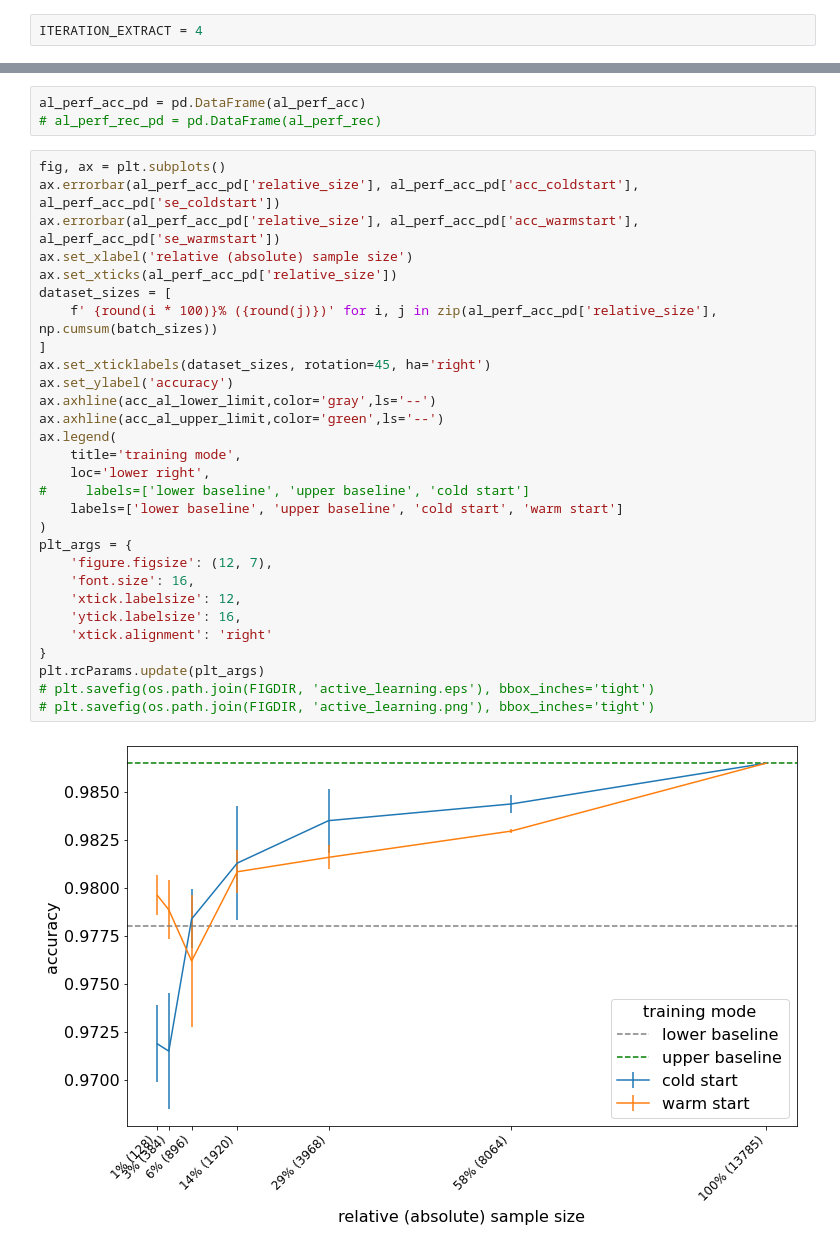
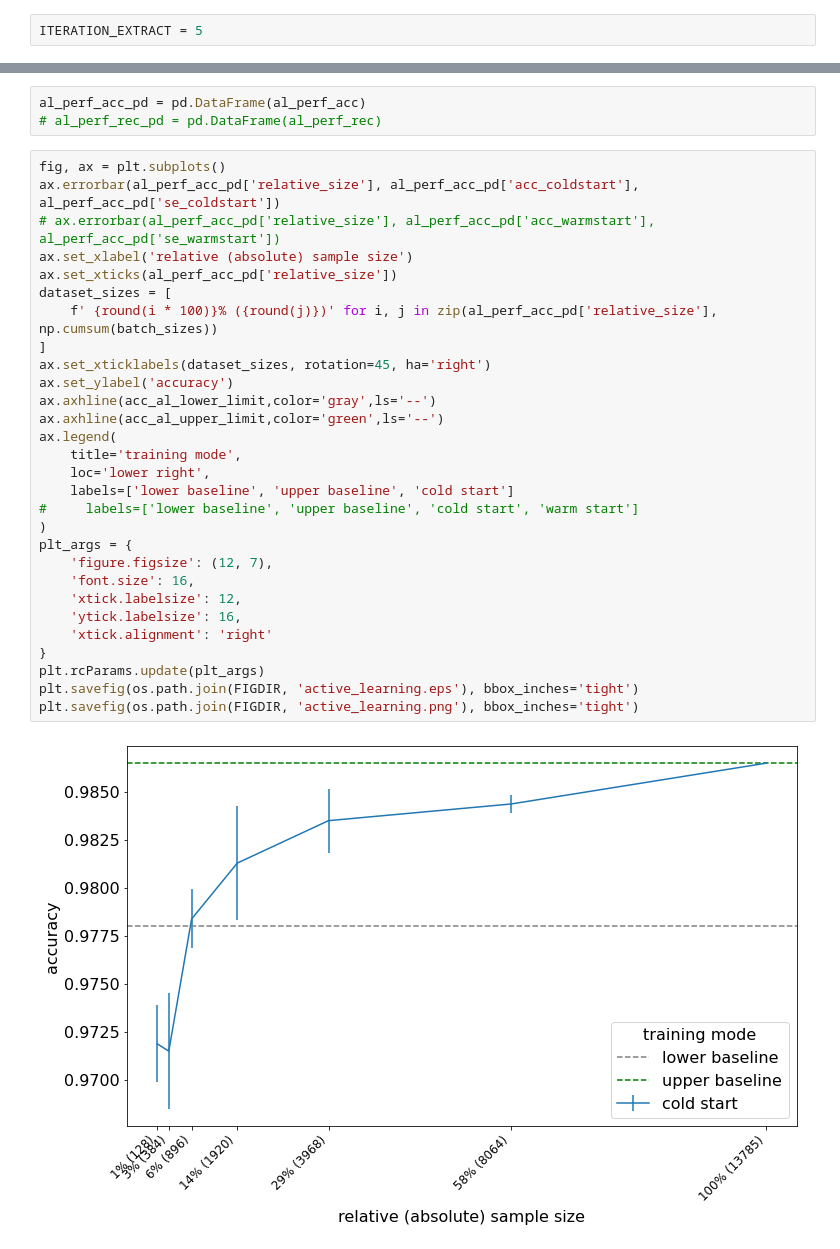
Before and after one commit to slds-lmu/wildlife-experiments, a Jupyter notebook: analysis_experiments.ipynb, the cells around one changed output, grey strips where cells are left out. Drawn from its saved outputs; the diff is of its cells as text.

```diff
--- a/analysis_experiments.ipynb
+++ b/analysis_experiments.ipynb
@@ -438,7 +438,7 @@ init_batches = [2**x for x in range(7, 13)] # !!
 batch_sizes = init_batches + [n_obs - sum(init_batches)]
 batch_sizes_cs = np.cumsum([x / n_obs for x in batch_sizes])
 # %%
-ITERATION_EXTRACT = 4
+ITERATION_EXTRACT = 5
 # %%
 acc_coldstart_avg, rec_coldstart_avg = [], []
 acc_coldstart_se, rec_coldstart_se = [], []
@@ -567,31 +577,31 @@ al_perf_acc_pd = pd.DataFrame(al_perf_acc)
 # %%
 fig, ax = plt.subplots()
 ax.errorbar(al_perf_acc_pd['relative_size'], al_perf_acc_pd['acc_coldstart'], al_perf_acc_pd['se_coldstart'])
-ax.errorbar(al_perf_acc_pd['relative_size'], al_perf_acc_pd['acc_warmstart'], al_perf_acc_pd['se_warmstart'])
+# ax.errorbar(al_perf_acc_pd['relative_size'], al_perf_acc_pd['acc_warmstart'], al_perf_acc_pd['se_warmstart'])
 ax.set_xlabel('relative (absolute) sample size')
 ax.set_xticks(al_perf_acc_pd['relative_size'])
 dataset_sizes = [
     f' {round(i * 100)}% ({round(j)})' for i, j in zip(al_perf_acc_pd['relative_size'], np.cumsum(batch_sizes))
 ]
 ax.set_xticklabels(dataset_sizes, rotation=45, ha='right')
 ax.set_ylabel('accuracy')
 ax.axhline(acc_al_lower_limit,color='gray',ls='--')
 ax.axhline(acc_al_upper_limit,color='green',ls='--')
 ax.legend(
     title='training mode',
     loc='lower right',
-#     labels=['lower baseline', 'upper baseline', 'cold start']
-    labels=['lower baseline', 'upper baseline', 'cold start', 'warm start']
+    labels=['lower baseline', 'upper baseline', 'cold start']
+#     labels=['lower baseline', 'upper baseline', 'cold start', 'warm start']
 )
 plt_args = {
     'figure.figsize': (12, 7),
     'font.size': 16,
     'xtick.labelsize': 12,
     'ytick.labelsize': 16,
     'xtick.alignment': 'right'
 }
 plt.rcParams.update(plt_args)
-# plt.savefig(os.path.join(FIGDIR, 'active_learning.eps'), bbox_inches='tight')
-# plt.savefig(os.path.join(FIGDIR, 'active_learning.png'), bbox_inches='tight')
+plt.savefig(os.path.join(FIGDIR, 'active_learning.eps'), bbox_inches='tight')
+plt.savefig(os.path.join(FIGDIR, 'active_learning.png'), bbox_inches='tight')
 # %% [output]
-[figure, old version]
+[figure, new version]
```
Also changed, not shown: parts of 2 cells of this notebook, 8 other files.
